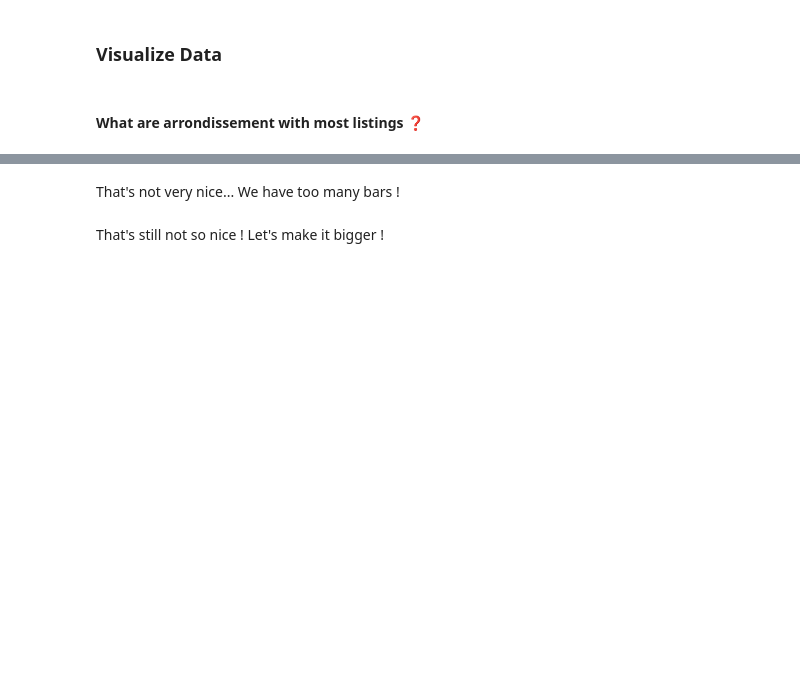
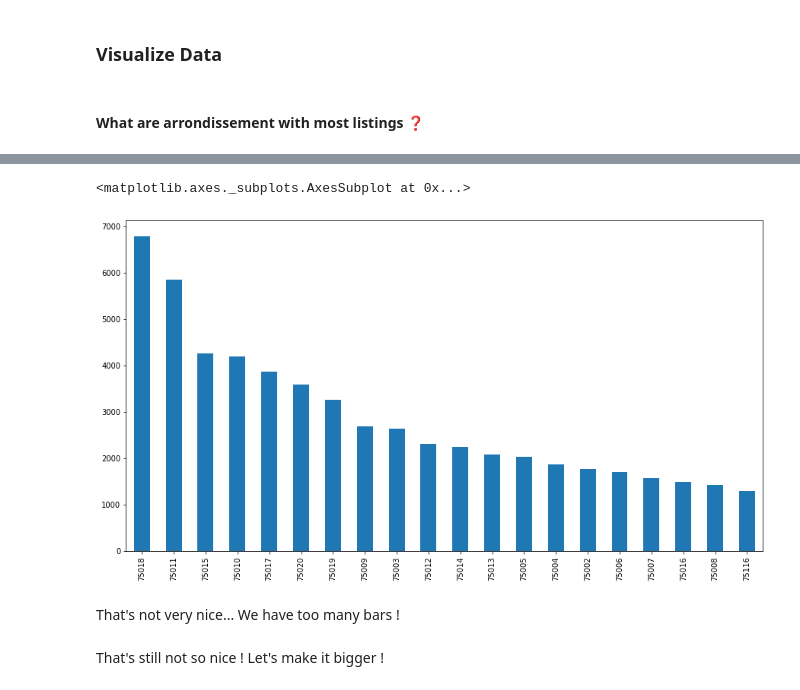
Before and after one commit to Campano/data-analysis, a Jupyter notebook: Notebook_Noe_IN_class.ipynb, the cells around one changed output, grey strips where cells are left out. Drawn from its saved outputs; the diff is of its cells as text; code cells hidden in the pictures; blank space fills up the shorter version.

```diff
--- a/Notebook_Noe_IN_class.ipynb
+++ b/Notebook_Noe_IN_class.ipynb
@@ -76,5 +203,8 @@ We want to create a new column named **full_price** that takes into account the
  Let's say as a PM you are interested in having a closer look to luxury listings. A better way to display apartment price is just to list an apartment as : Affordable Or Expensive. So let's create a column called : **price_category**
 
  If the price is more than 300 then the listing is "Expensive" otherwise it is affordable
+# %%
+paris_df.loc[paris_df.price > 300,"price_category"] = "Expensive"
+paris_df.loc[paris_df.price <= 300,"price_category"] = "Affordable"
 # %%
 #check columns again
@@ -136,10 +358,15 @@ We want to create a new column named **full_price** that takes into account the
 # %%
-#make it bigger
+#make dataframe bigger
+plt.figure(figsize=(15, 8))
 
 #Let's get the dataframe that we want to plot
-
+arr = paris_df.zipcode.value_counts()[0:20]
 
 #Let's plot it
+arr.plot(kind='bar')
+# %% [output]
+<matplotlib.axes._subplots.AxesSubplot at 0x...>
+[figure, added]
 # %% [markdown]
 That's not very nice... We have too many bars !
 # %%
```
Also changed, not shown: parts of 35 cells of this notebook, 5 other files.
